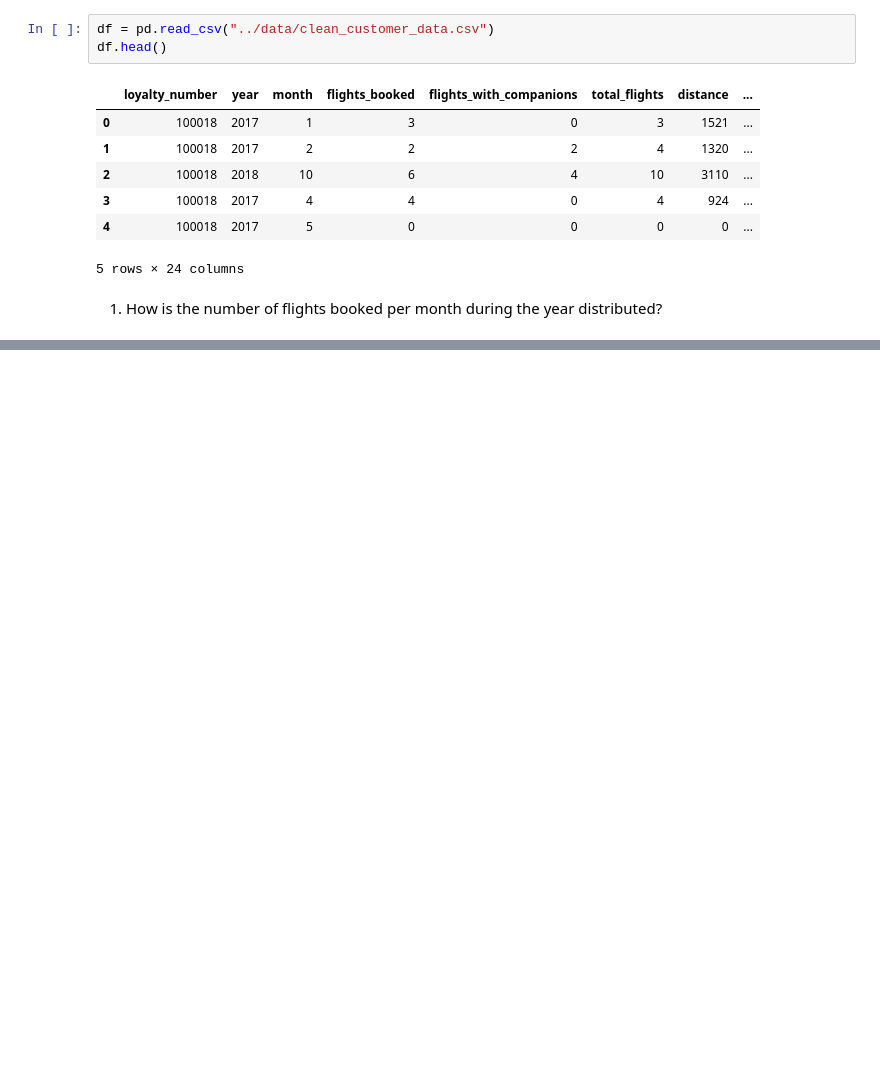
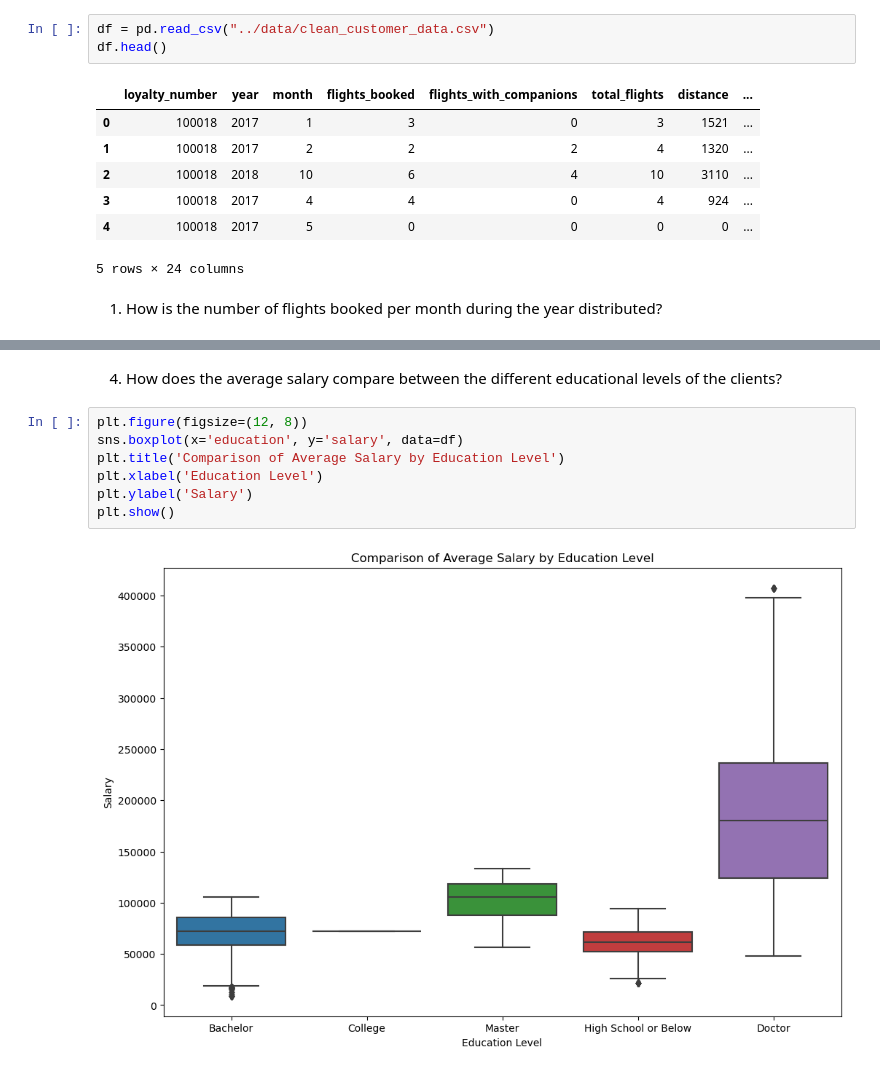
Before and after one commit to Adalab/bda-modulo-3-evaluacion-final-BeaDataArtist, a Jupyter notebook: jupyter/3_visualization.ipynb, the cells around one changed output, grey strips where cells are left out. Saved outputs shown, nothing was run; the diff lists cells and outputs as text; blank space fills up the shorter version.

```diff
--- a/jupyter/3_visualization.ipynb
+++ b/jupyter/3_visualization.ipynb
@@ -24,0 +72,11 @@ df.head()
+# %% [markdown]
+4. How does the average salary compare between the different educational levels of the clients?
+# %%
+plt.figure(figsize=(12, 8))
+sns.boxplot(x='education', y='salary', data=df)
+plt.title('Comparison of Average Salary by Education Level')
+plt.xlabel('Education Level')
+plt.ylabel('Salary')
+plt.show()
+# %% [output]
+[figure, added]
```
Also changed, not shown: parts of 10 cells of this notebook, 6 other files.
